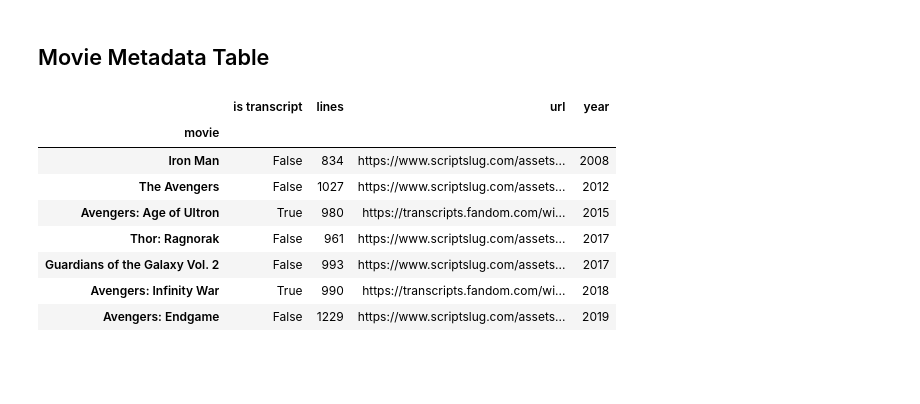
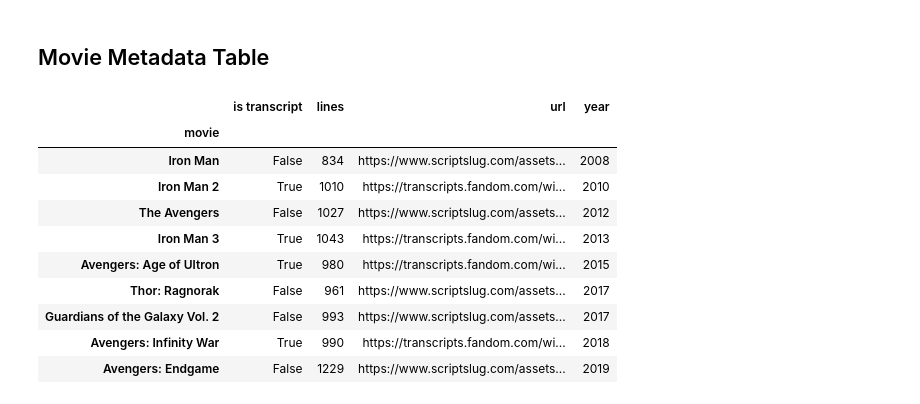
Before and after one commit to prestondunton/marvel-dialogue-nlp, a Jupyter notebook: data/MCU.ipynb, the cells around one changed output. Drawn from its saved outputs; the diff is of its cells as text; code cells hidden in the pictures; blank space fills up the shorter version.

Commit message:
added iron man 2 and 3

```diff
--- a/data/MCU.ipynb
+++ b/data/MCU.ipynb
@@ -13,6 +13,8 @@ iron_man = pd.read_csv("./cleaned/iron_man.csv")
 guardians2 = pd.read_csv("./cleaned/guardians2.csv")
 infinity_war = pd.read_csv("./cleaned/infinity_war.csv")
 age_of_ultron = pd.read_csv("./cleaned/age_of_ultron.csv")
+iron_man_2 = pd.read_csv("./cleaned/iron_man_2.csv")
+iron_man_3 = pd.read_csv("./cleaned/iron_man_3.csv")
 # %% [markdown]
 ## Adding a Movie Column
 # %%
@@ -23,6 +25,8 @@ iron_man["movie"] = "Iron Man"
 guardians2["movie"] = "Guardians of the Galaxy Vol. 2"
 infinity_war["movie"] = "Avengers: Infinity War"
 age_of_ultron["movie"] = "Avengers: Age of Ultron"
+iron_man_2["movie"] = "Iron Man 2"
+iron_man_3["movie"] = "Iron Man 3"
 # %% [markdown]
 ## Adding Author Indicators
 # %% [markdown]
@@ -48,6 +52,11 @@ infinity_war["Christopher Markus"] = True
 infinity_war["Stephen McFeely"] = True
 
 age_of_ultron["Joss Whedon"] = True
+
+iron_man_2["Justin Theroux"] = True
+
+iron_man_3["Shane Black"] = True
+iron_man_3["Drew Pearce"] = True
 # %% [markdown]
 ## Adding a Year Column
 # %%
@@ -58,6 +67,8 @@ iron_man["year"] = 2008
 guardians2["year"] = 2017
 infinity_war["year"] = 2018
 age_of_ultron["year"] = 2015
+iron_man_2["year"] = 2010
+iron_man_3["year"] = 2013
 # %% [markdown]
 ## Specifying Duplicate Names
 # %% [markdown]
@@ -194,29 +217,33 @@ combined.head()
 # %%
 movies = pd.DataFrame()
 
 movies = movies.append(pd.Series({"movie": "Avengers: Endgame", "year": 2019, "is transcript": False, "lines": avengers_endgame.shape[0], "url": "https://www.scriptslug.com/assets/uploads/scripts/avengers-endgame-2019.pdf"}), ignore_index=True)
 movies = movies.append(pd.Series({"movie": "The Avengers", "year": 2012, "is transcript": False, "lines": avengers.shape[0], "url": "https://www.scriptslug.com/assets/uploads/scripts/the-avengers-2012.pdf"}), ignore_index=True)
 movies = movies.append(pd.Series({"movie": "Thor: Ragnorak", "year": 2017, "is transcript": False, "lines": ragnorak.shape[0], "url" : "https://www.scriptslug.com/assets/uploads/scripts/thor-ragnorak-2017.pdf"}), ignore_index=True)
 movies = movies.append(pd.Series({"movie": "Iron Man", "year": 2008, "is transcript": False, "lines": iron_man.shape[0], "url": "https://www.scriptslug.com/assets/uploads/scripts/iron-man-2008.pdf"}), ignore_index=True)
 movies = movies.append(pd.Series({"movie": "Guardians of the Galaxy Vol. 2", "year": 2017, "is transcript": False, "lines": guardians2.shape[0], "url" : "https://www.scriptslug.com/assets/uploads/scripts/guardians-of-the-galaxy-vol-2-2017.pdf"}), ignore_index=True)
 movies = movies.append(pd.Series({"movie": "Avengers: Infinity War", "year": 2018, "is transcript": True, "lines": infinity_war.shape[0], "url" : "https://transcripts.fandom.com/wiki/Avengers:_Infinity_War"}), ignore_index=True)
 movies = movies.append(pd.Series({"movie": "Avengers: Age of Ultron", "year": 2015, "is transcript": True, "lines": age_of_ultron.shape[0], "url" : "https://transcripts.fandom.com/wiki/Avengers:_Age_of_Ultron"}), ignore_index=True)
+movies = movies.append(pd.Series({"movie": "Iron Man 2", "year": 2010, "is transcript": True, "lines": iron_man_2.shape[0], "url" : "https://transcripts.fandom.com/wiki/Iron_Man_2"}), ignore_index=True)
+movies = movies.append(pd.Series({"movie": "Iron Man 3", "year": 2013, "is transcript": True, "lines": iron_man_3.shape[0], "url" : "https://transcripts.fandom.com/wiki/Iron_Man_3"}), ignore_index=True)
 
 movies.set_index('movie', inplace=True)
 movies["is transcript"] = movies['is transcript'].astype('boolean', copy=False)
 movies["lines"] = movies['lines'].astype('int64', copy=False)
 movies["year"] = movies['year'].astype('int64', copy=False)
 
 movies.sort_values(by="year", inplace=True)
 
 movies.to_csv("./movies.csv")
 
 movies
 # %% [output]
 |  | is transcript | lines | url | year |
 | movie |  |  |  |  |
 | Iron Man | False | 834 | https://www.scriptslug.com/assets... | 2008 |
+| Iron Man 2 | True | 1010 | https://transcripts.fandom.com/wi... | 2010 |
 | The Avengers | False | 1027 | https://www.scriptslug.com/assets... | 2012 |
+| Iron Man 3 | True | 1043 | https://transcripts.fandom.com/wi... | 2013 |
 | Avengers: Age of Ultron | True | 980 | https://transcripts.fandom.com/wi... | 2015 |
 | Thor: Ragnorak | False | 961 | https://www.scriptslug.com/assets... | 2017 |
 | Guardians of the Galaxy Vol. 2 | False | 993 | https://www.scriptslug.com/assets... | 2017 |
```
Also changed, not shown: parts of 4 cells of this notebook, 12 other files.
